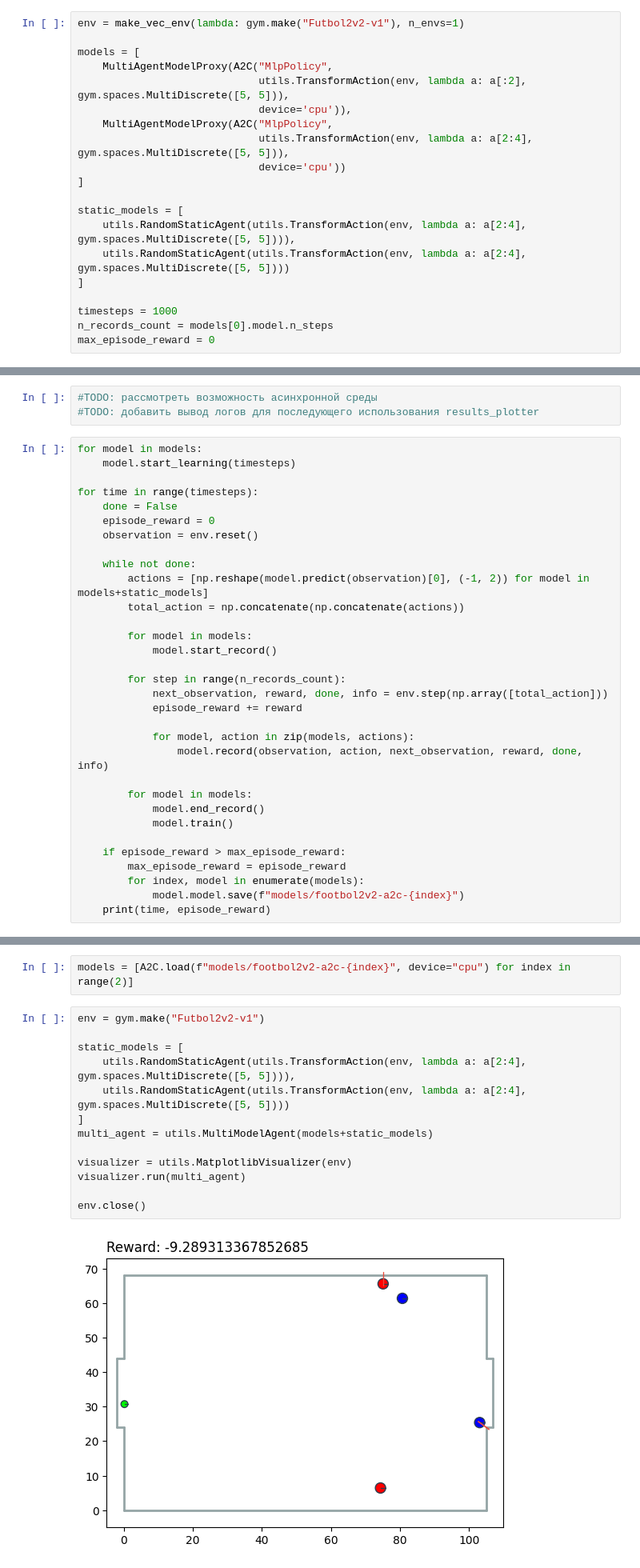
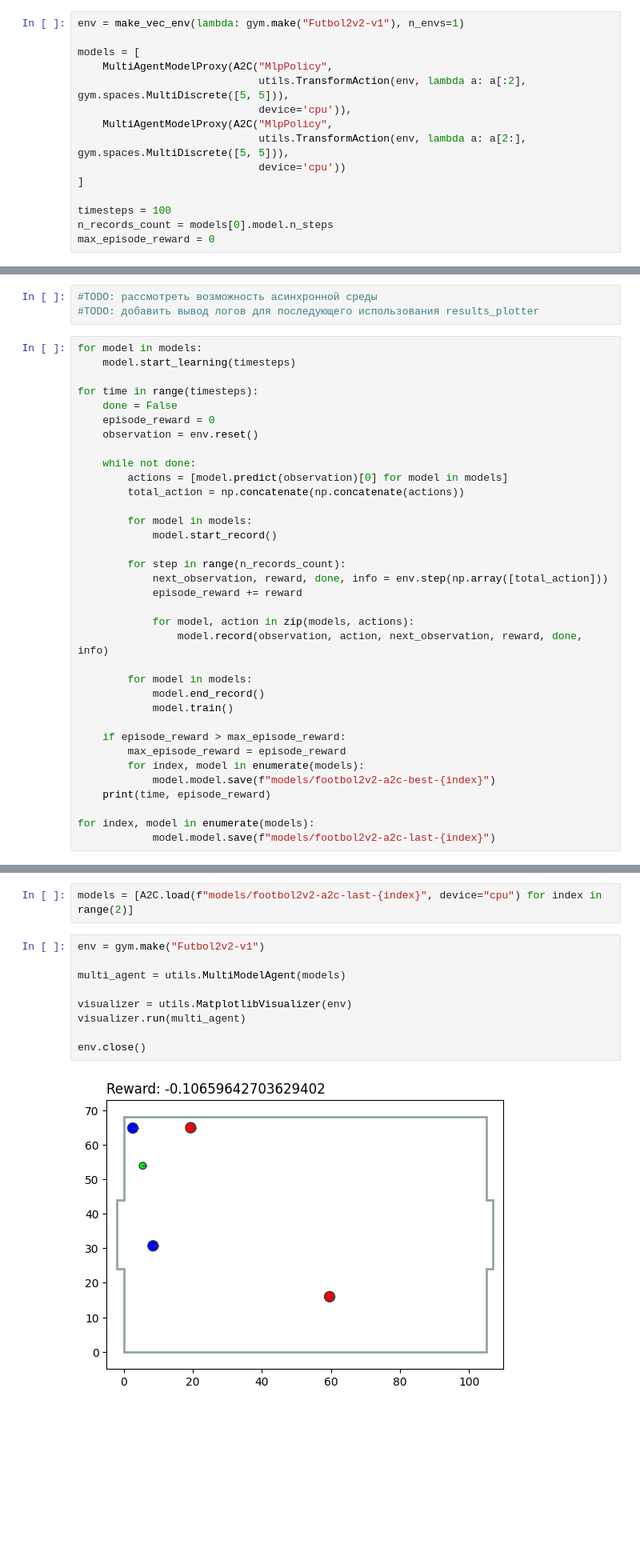
Before and after one commit to TheShenk/hai-nonconflict-action-learning, a Jupyter notebook: experiments.ipynb, the cells around one changed output, grey strips where cells are left out. Shown at 80% size. Drawn from its saved outputs; the diff is of its cells as text; blank space fills up the shorter version.

```diff
--- a/experiments.ipynb
+++ b/experiments.ipynb
@@ -99,16 +115,11 @@ models = [
                              utils.TransformAction(env, lambda a: a[:2], gym.spaces.MultiDiscrete([5, 5])),
                              device='cpu')),
     MultiAgentModelProxy(A2C("MlpPolicy",
-                             utils.TransformAction(env, lambda a: a[2:4], gym.spaces.MultiDiscrete([5, 5])),
+                             utils.TransformAction(env, lambda a: a[2:], gym.spaces.MultiDiscrete([5, 5])),
                              device='cpu'))
 ]
 
-static_models = [
-    utils.RandomStaticAgent(utils.TransformAction(env, lambda a: a[2:4], gym.spaces.MultiDiscrete([5, 5]))),
-    utils.RandomStaticAgent(utils.TransformAction(env, lambda a: a[2:4], gym.spaces.MultiDiscrete([5, 5])))
-]
-
-timesteps = 1000
+timesteps = 100
 n_records_count = models[0].model.n_steps
 max_episode_reward = 0
 # %% [markdown]
@@ -129,7 +140,7 @@ for time in range(timesteps):
     observation = env.reset()
 
     while not done:
-        actions = [np.reshape(model.predict(observation)[0], (-1, 2)) for model in models+static_models]
+        actions = [model.predict(observation)[0] for model in models]
         total_action = np.concatenate(np.concatenate(actions))
 
         for model in models:
@@ -149,6 +160,9 @@ for time in range(timesteps):
     if episode_reward > max_episode_reward:
         max_episode_reward = episode_reward
         for index, model in enumerate(models):
-            model.model.save(f"models/footbol2v2-a2c-{index}")
+            model.model.save(f"models/footbol2v2-a2c-best-{index}")
     print(time, episode_reward)
+
+for index, model in enumerate(models):
+            model.model.save(f"models/footbol2v2-a2c-last-{index}")
 # %% [output]
@@ -173,19 +186,15 @@ KeyboardInterrupt:
 # %% [markdown]
 ## Load and visualise
 # %%
-models = [A2C.load(f"models/footbol2v2-a2c-{index}", device="cpu") for index in range(2)]
+models = [A2C.load(f"models/footbol2v2-a2c-last-{index}", device="cpu") for index in range(2)]
 # %%
 env = gym.make("Futbol2v2-v1")
 
-static_models = [
-    utils.RandomStaticAgent(utils.TransformAction(env, lambda a: a[2:4], gym.spaces.MultiDiscrete([5, 5]))),
-    utils.RandomStaticAgent(utils.TransformAction(env, lambda a: a[2:4], gym.spaces.MultiDiscrete([5, 5])))
-]
-multi_agent = utils.MultiModelAgent(models+static_models)
+multi_agent = utils.MultiModelAgent(models)
 
 visualizer = utils.MatplotlibVisualizer(env)
 visualizer.run(multi_agent)
 
 env.close()
 # %% [output]
-[figure, old version]
+[figure, new version]
```
Also changed, not shown: parts of 8 cells of this notebook, 1 other file.
